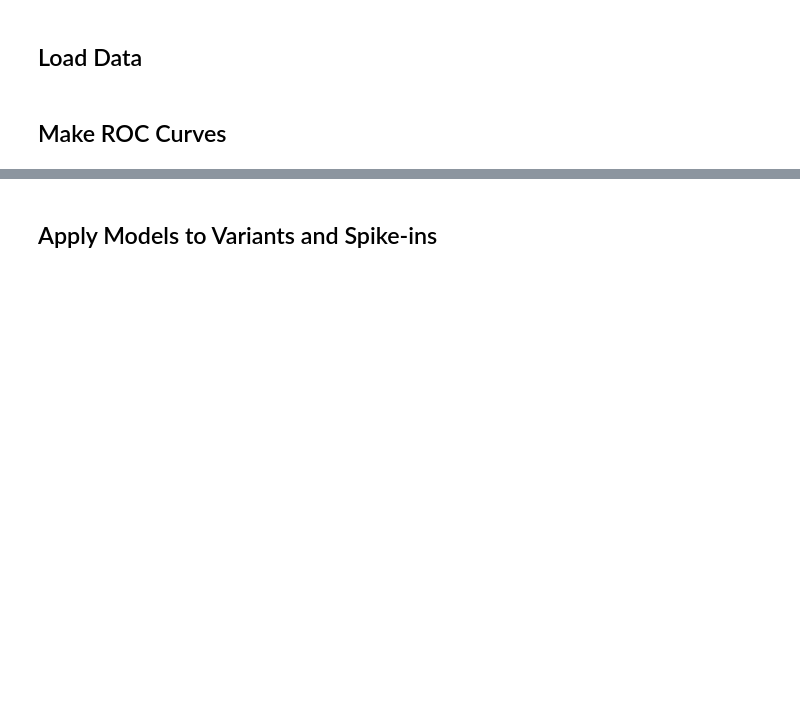
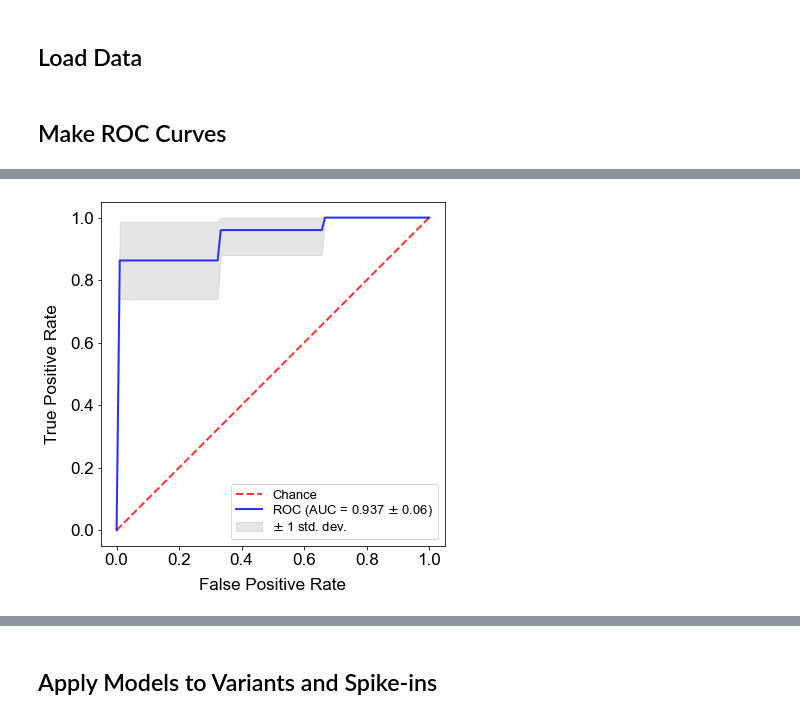
Before and after one commit to czbiohub-sf/Covid-Host-Classifier-Code, a Jupyter notebook: Cleaned PCR Data/Cleaned PCR Data Code.ipynb, the cells around one changed output, grey strips where cells are left out. Cells and saved outputs as stored; diff of their text form; code cells hidden in the pictures; blank space fills up the shorter version.

```diff
--- a/Cleaned PCR Data/Cleaned PCR Data Code.ipynb
+++ b/Cleaned PCR Data/Cleaned PCR Data Code.ipynb
@@ -126,0 +132,4 @@ for one in ['IFI6', 'IFI27', 'IFI44', 'IFI44L']:
+# %%
+plot_curve('ov', ['IFI6', 'GBP5'])
+# %% [output]
+[figure, added]
```
Also changed, not shown: parts of 17 cells of this notebook, 2 other files.
